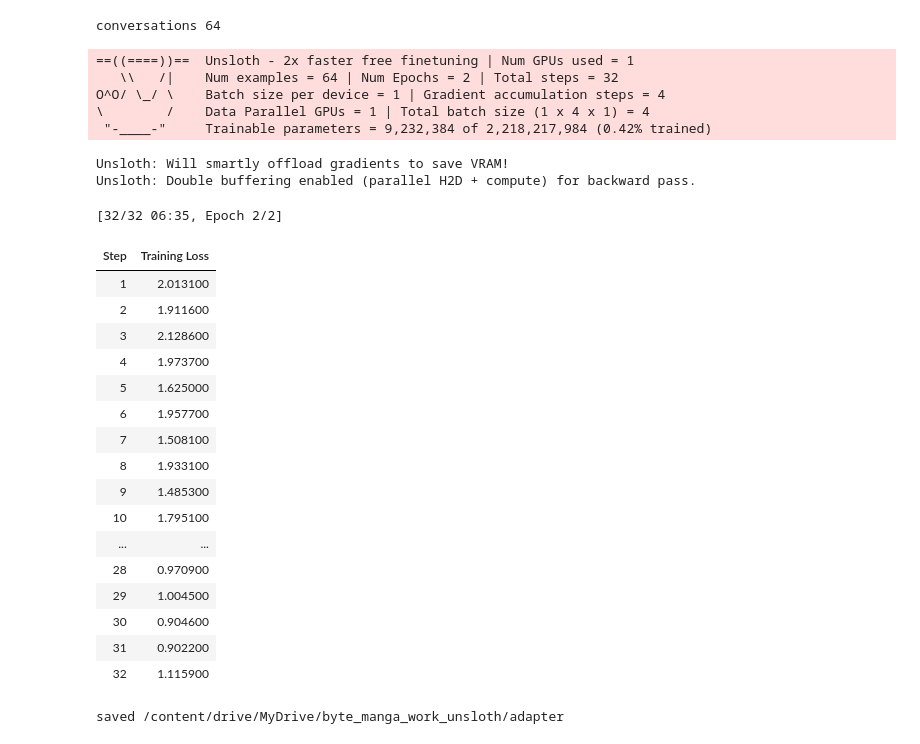
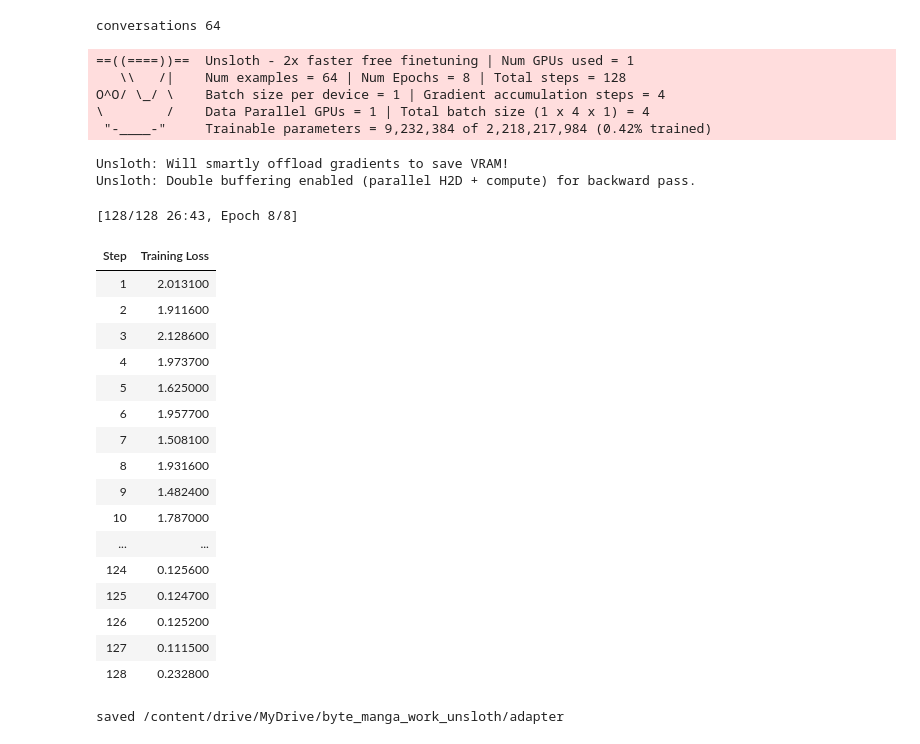
Before and after one commit to parthakk07/manga-fine-tuning-, a Jupyter notebook: colab_unsloth.ipynb, the cells around one changed output. Cells and saved outputs as stored; diff of their text form; code cells hidden in the pictures.

```diff
--- a/colab_unsloth.ipynb
+++ b/colab_unsloth.ipynb
@@ -265,7 +283,7 @@ else:
             per_device_train_batch_size=1,
             gradient_accumulation_steps=4,
             warmup_steps=5,
-            num_train_epochs=2,
+            num_train_epochs=8,
             learning_rate=1e-4,
             logging_steps=1,
             optim="adamw_8bit",
@@ -275,44 +293,44 @@ else:
             output_dir=str(OUT / "hf_trainer"),
             report_to="none",
             fp16=True,
             bf16=False,
             remove_unused_columns=False,
             dataset_text_field="",
             dataset_kwargs={"skip_prepare_dataset": True},
             max_length=4096,
         ),
     )
     trainer.train()
     ADAPTER.mkdir(parents=True, exist_ok=True)
     model.save_pretrained(str(ADAPTER))
     tokenizer.save_pretrained(str(ADAPTER))
     print("saved", ADAPTER)
 # %% [output]
 ==((====))==  Unsloth - 2x faster free finetuning | Num GPUs used = 1
-   \\   /|    Num examples = 64 | Num Epochs = 2 | Total steps = 32
+   \\   /|    Num examples = 64 | Num Epochs = 8 | Total steps = 128
 O^O/ \_/ \    Batch size per device = 1 | Gradient accumulation steps = 4
 \        /    Data Parallel GPUs = 1 | Total batch size (1 x 4 x 1) = 4
  "-____-"     Trainable parameters = 9,232,384 of 2,218,217,984 (0.42% trained)
 Unsloth: Will smartly offload gradients to save VRAM!
 Unsloth: Double buffering enabled (parallel H2D + compute) for backward pass.
-[32/32 06:35, Epoch 2/2]
+[128/128 26:43, Epoch 8/8]
 | Step | Training Loss |
 | 1 | 2.013100 |
 | 2 | 1.911600 |
 | 3 | 2.128600 |
 | 4 | 1.973700 |
 | 5 | 1.625000 |
 | 6 | 1.957700 |
 | 7 | 1.508100 |
-| 8 | 1.933100 |
-| 9 | 1.485300 |
-| 10 | 1.795100 |
+| 8 | 1.931600 |
+| 9 | 1.482400 |
+| 10 | 1.787000 |
 | ... | ... |
-| 28 | 0.970900 |
-| 29 | 1.004500 |
-| 30 | 0.904600 |
-| 31 | 0.902200 |
-| 32 | 1.115900 |
+| 124 | 0.125600 |
+| 125 | 0.124700 |
+| 126 | 0.125200 |
+| 127 | 0.111500 |
+| 128 | 0.232800 |
 saved /content/drive/MyDrive/byte_manga_work_unsloth/adapter
 # %%
 import re, json, subprocess, sys
```
Also changed, not shown: parts of 7 cells of this notebook.
